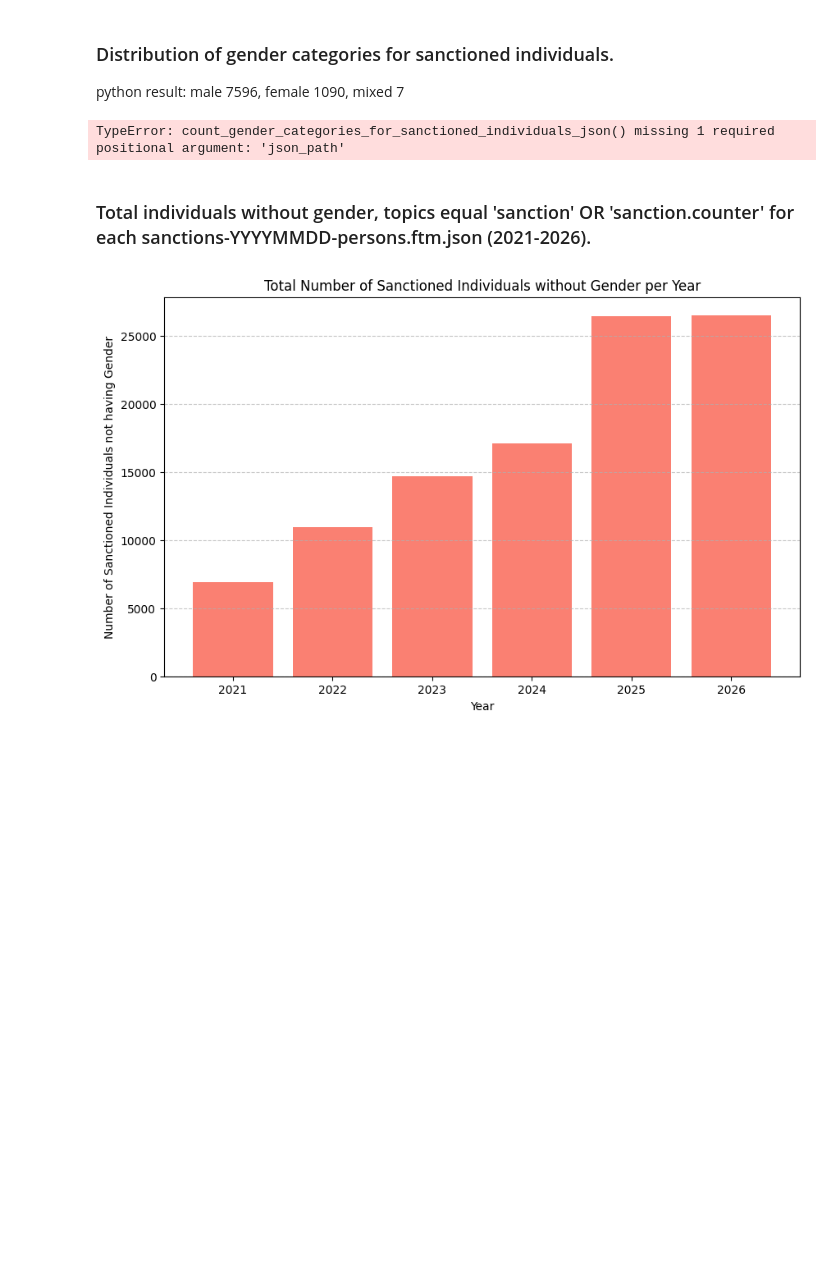
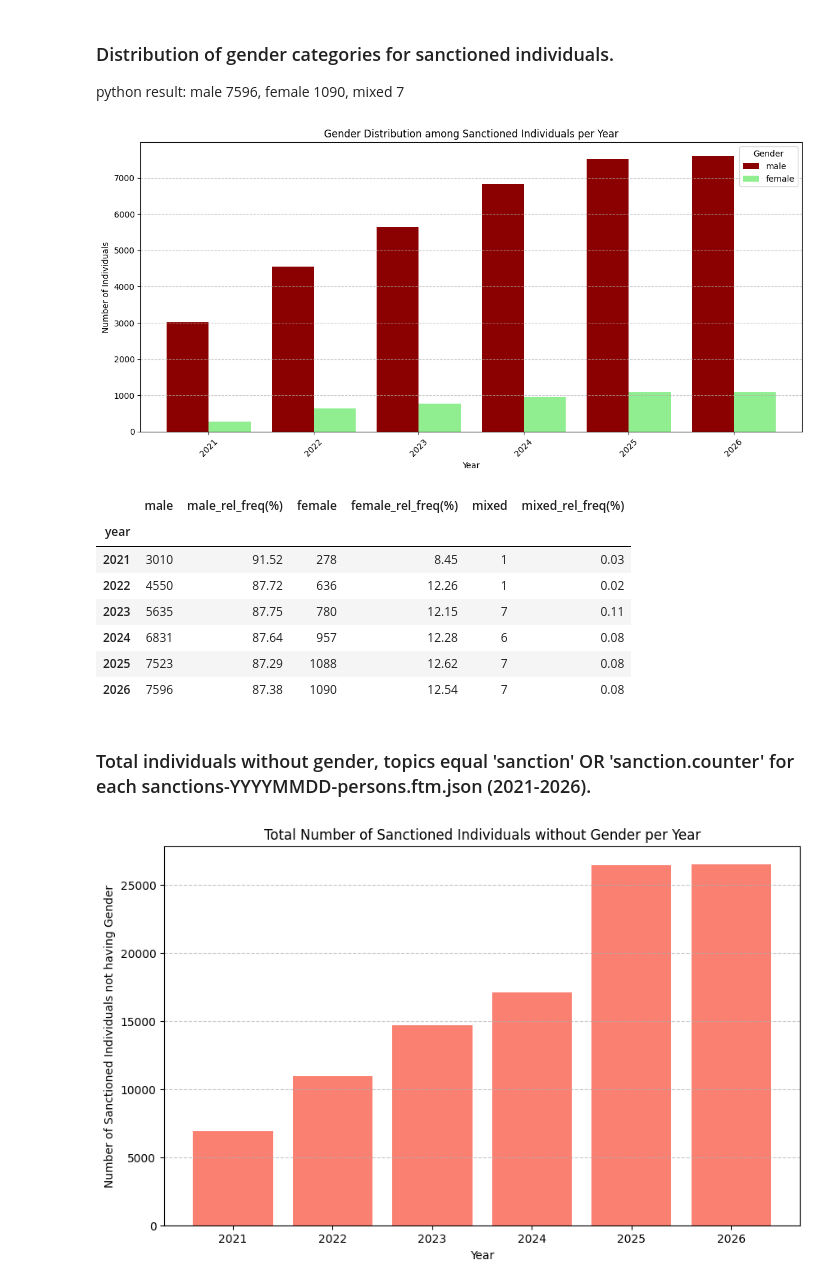
Before and after one commit to jellyrosp/opensanctions, a Jupyter notebook: jupyter_nb/h1/data_plot_h1_json.ipynb, the cells around one changed output. Saved outputs shown, nothing was run; the diff lists cells and outputs as text; code cells hidden in the pictures; blank space fills up the shorter version.

```diff
--- a/jupyter_nb/h1/data_plot_h1_json.ipynb
+++ b/jupyter_nb/h1/data_plot_h1_json.ipynb
@@ -71,9 +71,17 @@ python result: male 7596, female 1090, mixed 7
 # %%
 from opensanctions.h1.h1_json import count_gender_categories_for_sanctioned_individuals_json
 
-#count_gender_categories_for_sanctioned_individuals_json()
+count_gender_categories_for_sanctioned_individuals_json()
 # %% [output]
-TypeError: count_gender_categories_for_sanctioned_individuals_json() missing 1 required positional argument: 'json_path'
+[figure, added]
+|  | male | male_rel_freq(%) | female | female_rel_freq(%) | mixed | mixed_rel_freq(%) |
+| year |  |  |  |  |  |  |
+| 2021 | 3010 | 91.52 | 278 | 8.45 | 1 | 0.03 |
+| 2022 | 4550 | 87.72 | 636 | 12.26 | 1 | 0.02 |
+| 2023 | 5635 | 87.75 | 780 | 12.15 | 7 | 0.11 |
+| 2024 | 6831 | 87.64 | 957 | 12.28 | 6 | 0.08 |
+| 2025 | 7523 | 87.29 | 1088 | 12.62 | 7 | 0.08 |
+| 2026 | 7596 | 87.38 | 1090 | 12.54 | 7 | 0.08 |
 # %% [markdown]
 ### Total individuals without gender, topics equal 'sanction' OR 'sanction.counter' for each sanctions-YYYYMMDD-persons.ftm.json (2021-2026).
 # %%
```
Also changed, not shown: parts of 2 cells of this notebook, 8 other files.
